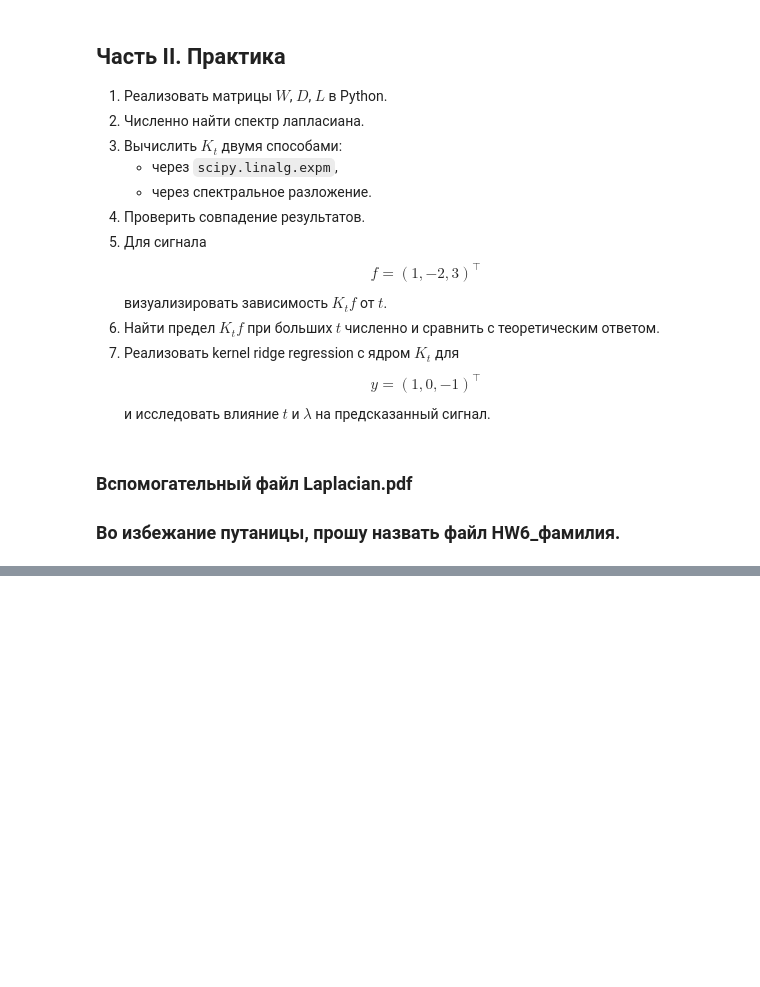
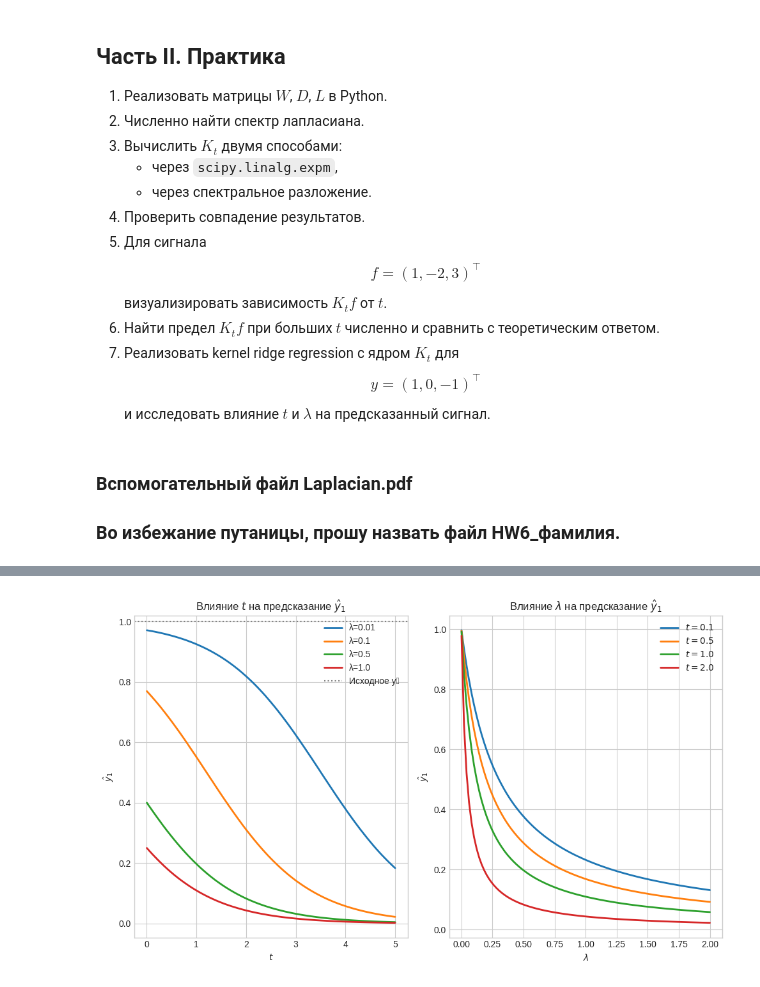
Before and after one commit to DmytryPan/ml-math-base-course, a Jupyter notebook: lab-06-kernels/HW_6_kernels.ipynb, the cells around one changed output, grey strips where cells are left out. Drawn from its saved outputs; the diff is of its cells as text; code cells hidden in the pictures; blank space fills up the shorter version.

```diff
--- a/lab-06-kernels/HW_6_kernels.ipynb
+++ b/lab-06-kernels/HW_6_kernels.ipynb
@@ -173,0 +329,50 @@ $$
+# %%
+y = np.array([1., 0., -1.])
+
+def solve_krr(t, lam, lambdas, U, y):
+    """Решение KRR: α = (K_t + 3λI)^{-1}y, ŷ = K_t α"""
+    Kt = Kt_spectral(t, lambdas, U)
+    alpha = np.linalg.solve(Kt + 3 * lam * np.eye(3), y)
+    y_pred = Kt @ alpha
+    return y_pred
+
+# Исследуем влияние t и λ
+t_grid = np.linspace(0, 5, 100)
+lambda_values = [0.01, 0.1, 0.5, 1.0]
+
+plt.figure(figsize=(10, 6))
+
+# График 1: Зависимость первой компоненты ŷ₁ от t при разных λ
+plt.subplot(1, 2, 1)
+for lam in lambda_values:
+    y1_vals = []
+    for t in t_grid:
+        y_pred = solve_krr(t, lam, eigenvalues, eigenvectors, y)
+        y1_vals.append(y_pred[0])
+    plt.plot(t_grid, y1_vals, label=f'λ={lam}', linewidth=2)
+plt.axhline(1.0, color='gray', linestyle=':', label='Исходное y₁')
+plt.title('Влияние $t$ на предсказание $\hat{y}_1$', fontsize=12)
+plt.xlabel('$t$')
+plt.ylabel('$\hat{y}_1$')
+plt.legend()
+
+# График 2: Зависимость ŷ₁ от λ при разных t
+t_points = [0.1, 0.5, 1.0, 2.0]
+lam_grid = np.linspace(0.001, 2.0, 100)
+
+plt.subplot(1, 2, 2)
+for t_pt in t_points:
+    y1_vs_lam = []
+    for lam in lam_grid:
+        y_pred = solve_krr(t_pt, lam, eigenvalues, eigenvectors, y)
+        y1_vs_lam.append(y_pred[0])
+    plt.plot(lam_grid, y1_vs_lam, label=f'$t={t_pt}$', linewidth=2)
+plt.title('Влияние $\lambda$ на предсказание $\hat{y}_1$', fontsize=12)
+plt.xlabel('$\lambda$')
+plt.ylabel('$\hat{y}_1$')
+plt.legend()
+
+plt.tight_layout()
+plt.show()
+# %% [output]
+[figure, added]
```
Also changed, not shown: parts of 6 cells of this notebook.
